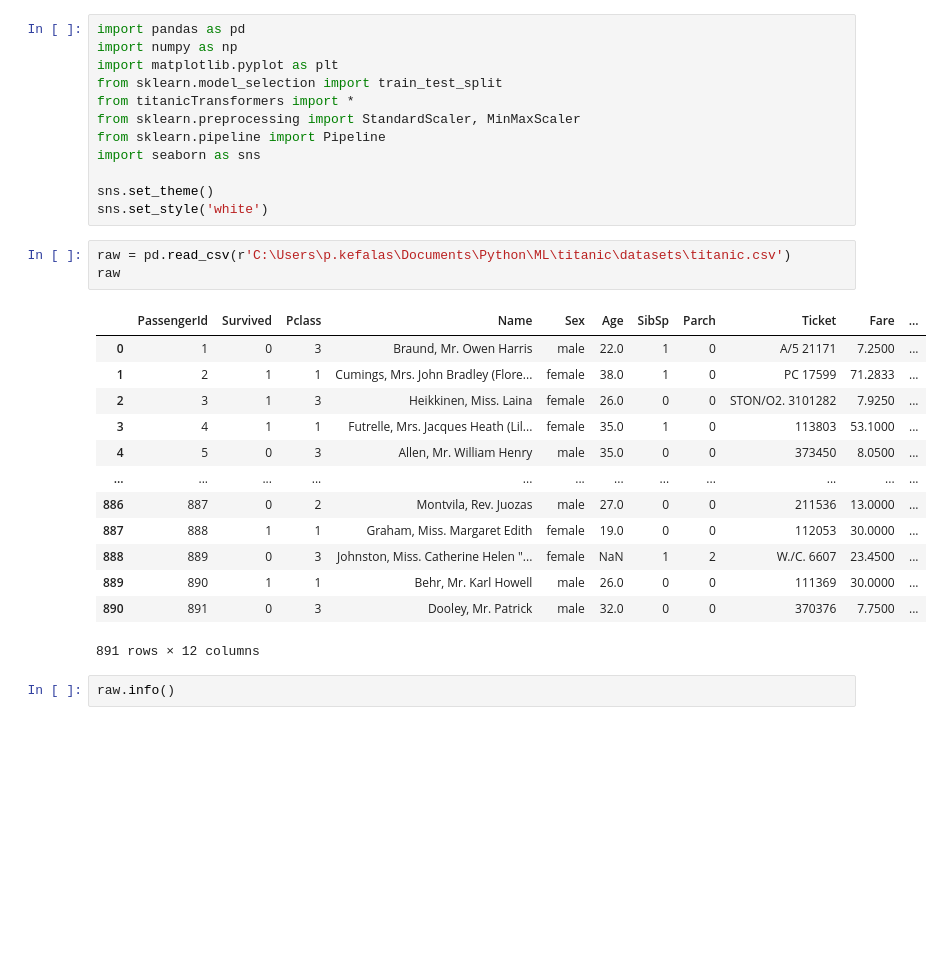
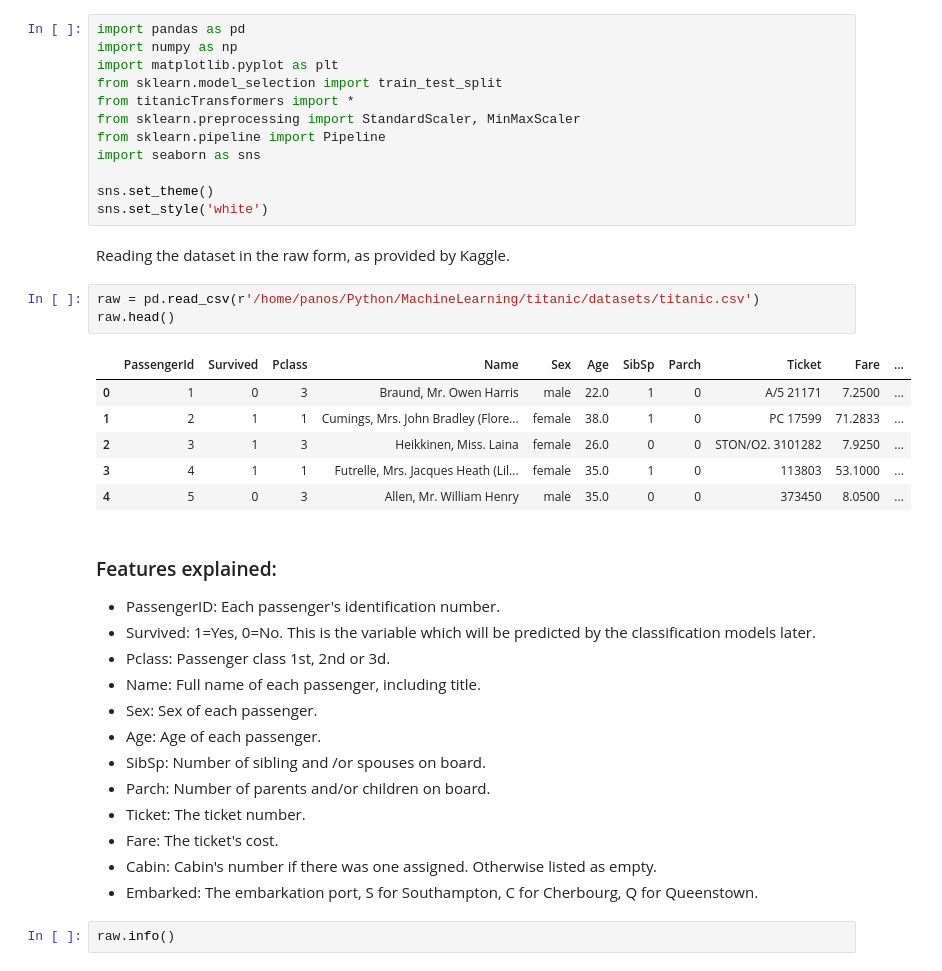
Before and after one commit to PanosKefalas/titanic, a Jupyter notebook: code/eda.ipynb, the cells around one changed output. Cells and saved outputs as stored; diff of their text form; blank space fills up the shorter version.

```diff
--- a/code/eda.ipynb
+++ b/code/eda.ipynb
@@ -10,23 +17,33 @@ import seaborn as sns
 
 sns.set_theme()
 sns.set_style('white')
+# %% [markdown]
+Reading the dataset in the raw form, as provided by Kaggle.
 # %%
-raw = pd.read_csv(r'C:\Users\p.kefalas\Documents\Python\ML\titanic\datasets\titanic.csv')
-raw
+raw = pd.read_csv(r'/home/panos/Python/MachineLearning/titanic/datasets/titanic.csv')
+raw.head()
 # %% [output]
 |  | PassengerId | Survived | Pclass | Name | Sex | Age | SibSp | Parch | Ticket | Fare | ... |
 | 0 | 1 | 0 | 3 | Braund, Mr. Owen Harris | male | 22.0 | 1 | 0 | A/5 21171 | 7.2500 | ... |
 | 1 | 2 | 1 | 1 | Cumings, Mrs. John Bradley (Flore... | female | 38.0 | 1 | 0 | PC 17599 | 71.2833 | ... |
 | 2 | 3 | 1 | 3 | Heikkinen, Miss. Laina | female | 26.0 | 0 | 0 | STON/O2. 3101282 | 7.9250 | ... |
 | 3 | 4 | 1 | 1 | Futrelle, Mrs. Jacques Heath (Lil... | female | 35.0 | 1 | 0 | 113803 | 53.1000 | ... |
 | 4 | 5 | 0 | 3 | Allen, Mr. William Henry | male | 35.0 | 0 | 0 | 373450 | 8.0500 | ... |
-| ... | ... | ... | ... | ... | ... | ... | ... | ... | ... | ... | ... |
-| 886 | 887 | 0 | 2 | Montvila, Rev. Juozas | male | 27.0 | 0 | 0 | 211536 | 13.0000 | ... |
-| 887 | 888 | 1 | 1 | Graham, Miss. Margaret Edith | female | 19.0 | 0 | 0 | 112053 | 30.0000 | ... |
-| 888 | 889 | 0 | 3 | Johnston, Miss. Catherine Helen "... | female | NaN | 1 | 2 | W./C. 6607 | 23.4500 | ... |
-| 889 | 890 | 1 | 1 | Behr, Mr. Karl Howell | male | 26.0 | 0 | 0 | 111369 | 30.0000 | ... |
-| 890 | 891 | 0 | 3 | Dooley, Mr. Patrick | male | 32.0 | 0 | 0 | 370376 | 7.7500 | ... |
-891 rows × 12 columns
+# %% [markdown]
+### Features explained:
+
+* PassengerID: Each passenger's identification number.
+* Survived: 1=Yes, 0=No. This is the variable which will be predicted by the classification models later.
+* Pclass: Passenger class 1st, 2nd or 3d.
+* Name: Full name of each passenger, including title.
+* Sex: Sex of each passenger.
+* Age: Age of each passenger.
+* SibSp: Number of sibling and /or spouses on board.
+* Parch: Number of parents and/or children on board.
+* Ticket: The ticket number.
+* Fare: The ticket's cost.
+* Cabin: Cabin's number if there was one assigned. Otherwise listed as empty.
+* Embarked: The embarkation port, S for Southampton, C for Cherbourg, Q for Queenstown.
 # %%
 raw.info()
 # %% [output]
```
Also changed, not shown: parts of 25 cells of this notebook, 1 other file.
